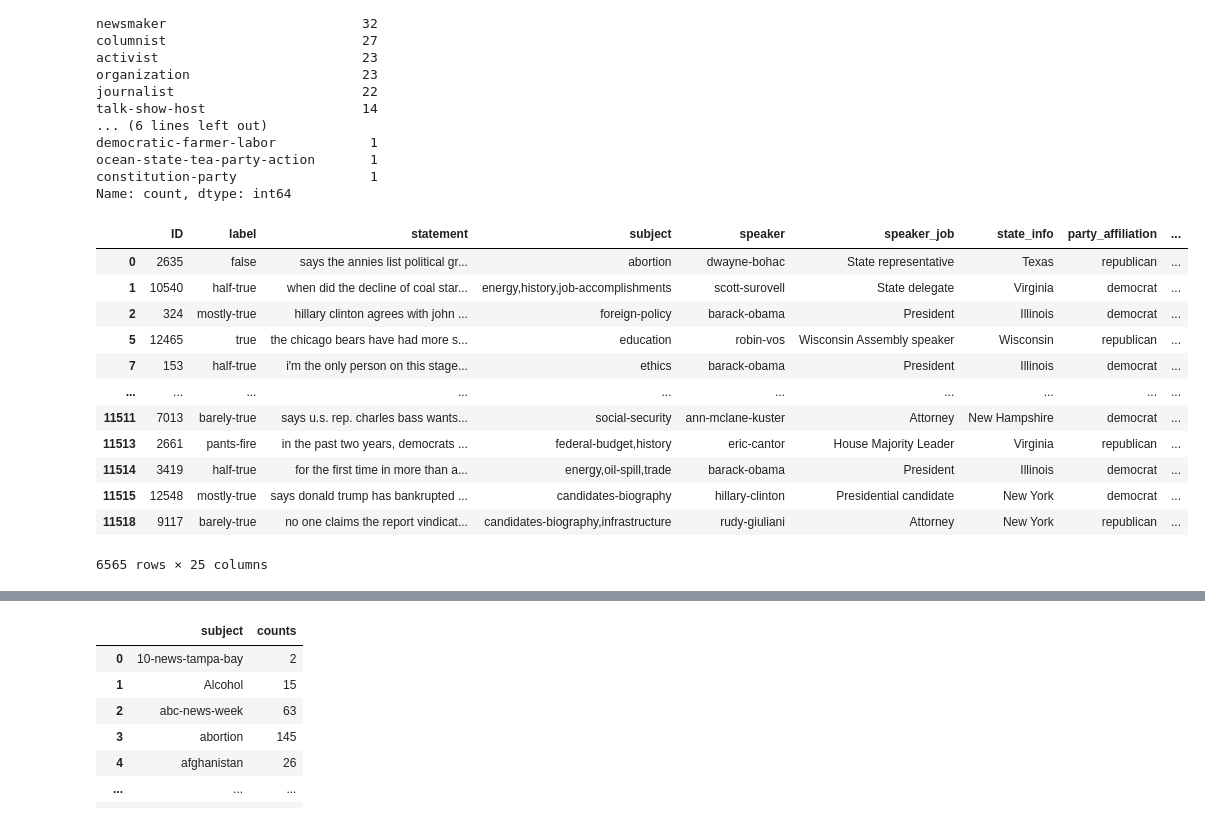
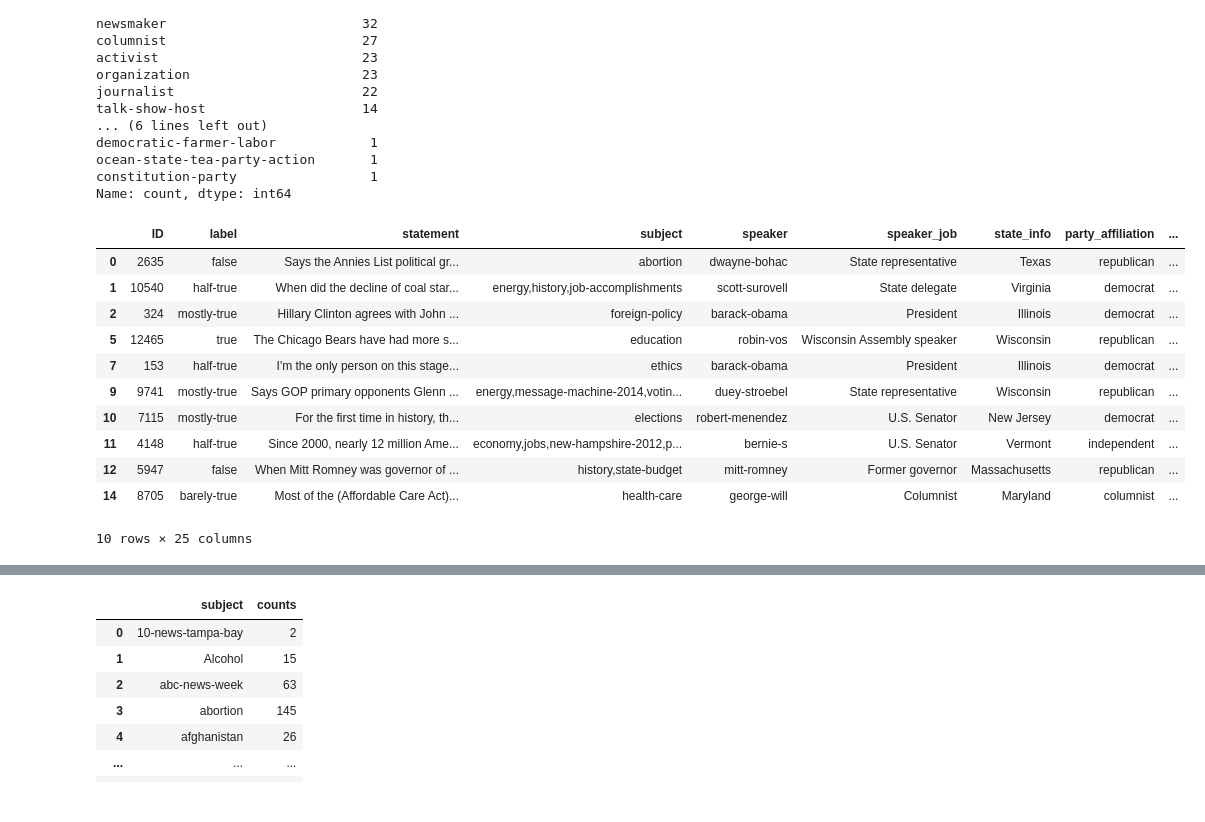
Before and after one commit to melisatahiraj/Fake_News_Detector, a Jupyter notebook: fake_news_ml.ipynb, the cells around one changed output, grey strips where cells are left out. Drawn from its saved outputs; the diff is of its cells as text; code cells hidden in the pictures.

```diff
--- a/fake_news_ml.ipynb
+++ b/fake_news_ml.ipynb
@@ -55,4 +69,4 @@ fake_news_drop = fake_news_data
 # %%
 # Preprocess the 'statement' column (lowercase, remove punctuation, etc.)
-fake_news_drop['statement'] = fake_news_drop['statement'].apply(lambda x: x.lower())
-fake_news_drop
+# fake_news_drop['statement'] = fake_news_drop['statement'].apply(lambda x: x.lower())
+# fake_news_drop.head(10)
@@ -123,19 +123,17 @@ Name: count, dtype: int64
 # %%
 # Removing .json after ID
 fake_news_drop['ID'] = fake_news_drop['ID'].str.replace('.json', '')
-fake_news_drop
-# fake_news_edited = fake_news_drop
+fake_news_drop.head(10)
 # %% [output]
 |  | ID | label | statement | subject | speaker | speaker_job | state_info | party_affiliation | ... |
-| 0 | 2635 | false | says the annies list political gr... | abortion | dwayne-bohac | State representative | Texas | republican | ... |
-| 1 | 10540 | half-true | when did the decline of coal star... | energy,history,job-accomplishments | scott-surovell | State delegate | Virginia | democrat | ... |
-| 2 | 324 | mostly-true | hillary clinton agrees with john ... | foreign-policy | barack-obama | President | Illinois | democrat | ... |
-| 5 | 12465 | true | the chicago bears have had more s... | education | robin-vos | Wisconsin Assembly speaker | Wisconsin | republican | ... |
-| 7 | 153 | half-true | i'm the only person on this stage... | ethics | barack-obama | President | Illinois | democrat | ... |
-| ... | ... | ... | ... | ... | ... | ... | ... | ... | ... |
-| 11511 | 7013 | barely-true | says u.s. rep. charles bass wants... | social-security | ann-mclane-kuster | Attorney | New Hampshire | democrat | ... |
-| 11513 | 2661 | pants-fire | in the past two years, democrats ... | federal-budget,history | eric-cantor | House Majority Leader | Virginia | republican | ... |
-| 11514 | 3419 | half-true | for the first time in more than a... | energy,oil-spill,trade | barack-obama | President | Illinois | democrat | ... |
-| 11515 | 12548 | mostly-true | says donald trump has bankrupted ... | candidates-biography | hillary-clinton | Presidential candidate | New York | democrat | ... |
-| 11518 | 9117 | barely-true | no one claims the report vindicat... | candidates-biography,infrastructure | rudy-giuliani | Attorney | New York | republican | ... |
+| 0 | 2635 | false | Says the Annies List political gr... | abortion | dwayne-bohac | State representative | Texas | republican | ... |
+| 1 | 10540 | half-true | When did the decline of coal star... | energy,history,job-accomplishments | scott-surovell | State delegate | Virginia | democrat | ... |
+| 2 | 324 | mostly-true | Hillary Clinton agrees with John ... | foreign-policy | barack-obama | President | Illinois | democrat | ... |
+| 5 | 12465 | true | The Chicago Bears have had more s... | education | robin-vos | Wisconsin Assembly speaker | Wisconsin | republican | ... |
+| 7 | 153 | half-true | I'm the only person on this stage... | ethics | barack-obama | President | Illinois | democrat | ... |
+| 9 | 9741 | mostly-true | Says GOP primary opponents Glenn ... | energy,message-machine-2014,votin... | duey-stroebel | State representative | Wisconsin | republican | ... |
+| 10 | 7115 | mostly-true | For the first time in history, th... | elections | robert-menendez | U.S. Senator | New Jersey | democrat | ... |
+| 11 | 4148 | half-true | Since 2000, nearly 12 million Ame... | economy,jobs,new-hampshire-2012,p... | bernie-s | U.S. Senator | Vermont | independent | ... |
+| 12 | 5947 | false | When Mitt Romney was governor of ... | history,state-budget | mitt-romney | Former governor | Massachusetts | republican | ... |
+| 14 | 8705 | barely-true | Most of the (Affordable Care Act)... | health-care | george-will | Columnist | Maryland | columnist | ... |
-6565 rows × 25 columns
+10 rows × 25 columns
```
Also changed, not shown: parts of 13 cells of this notebook.
